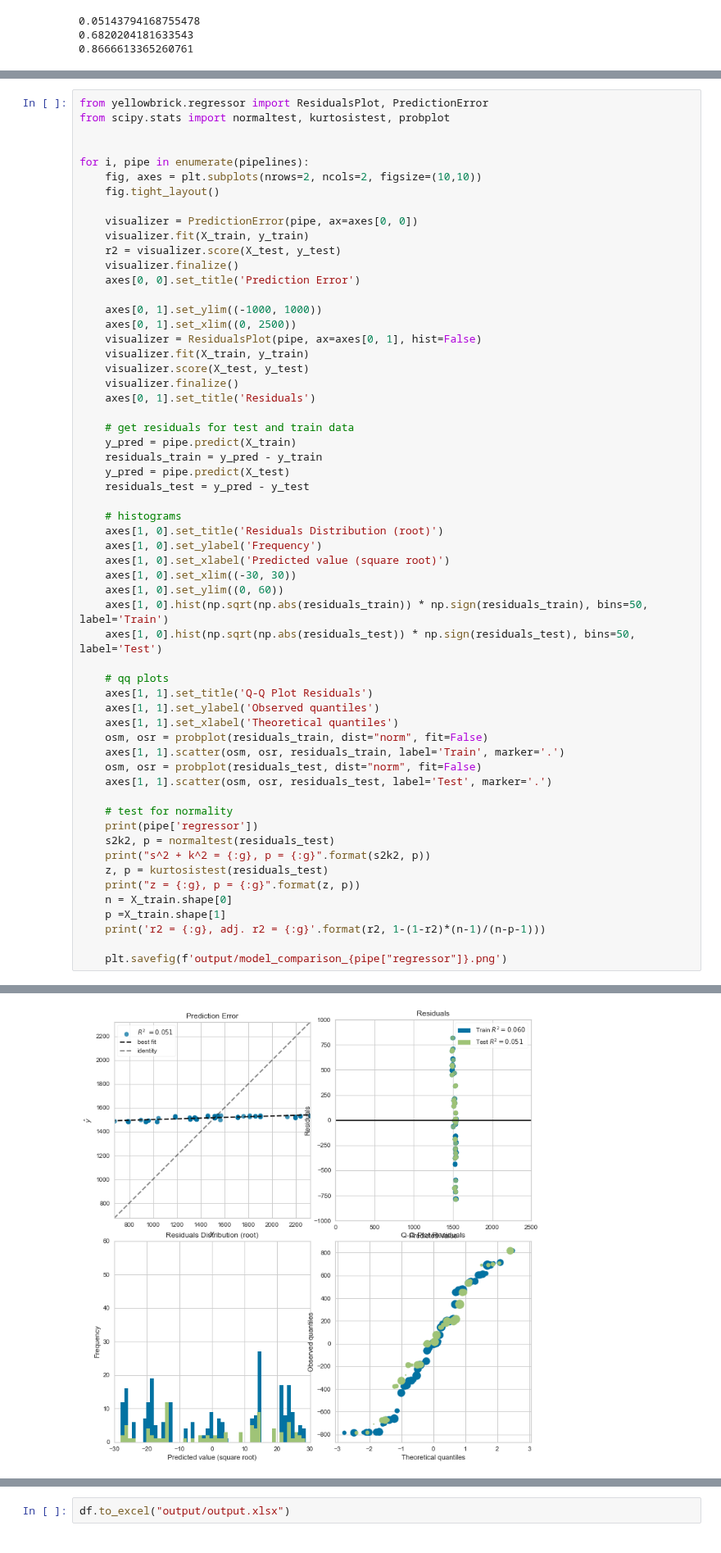
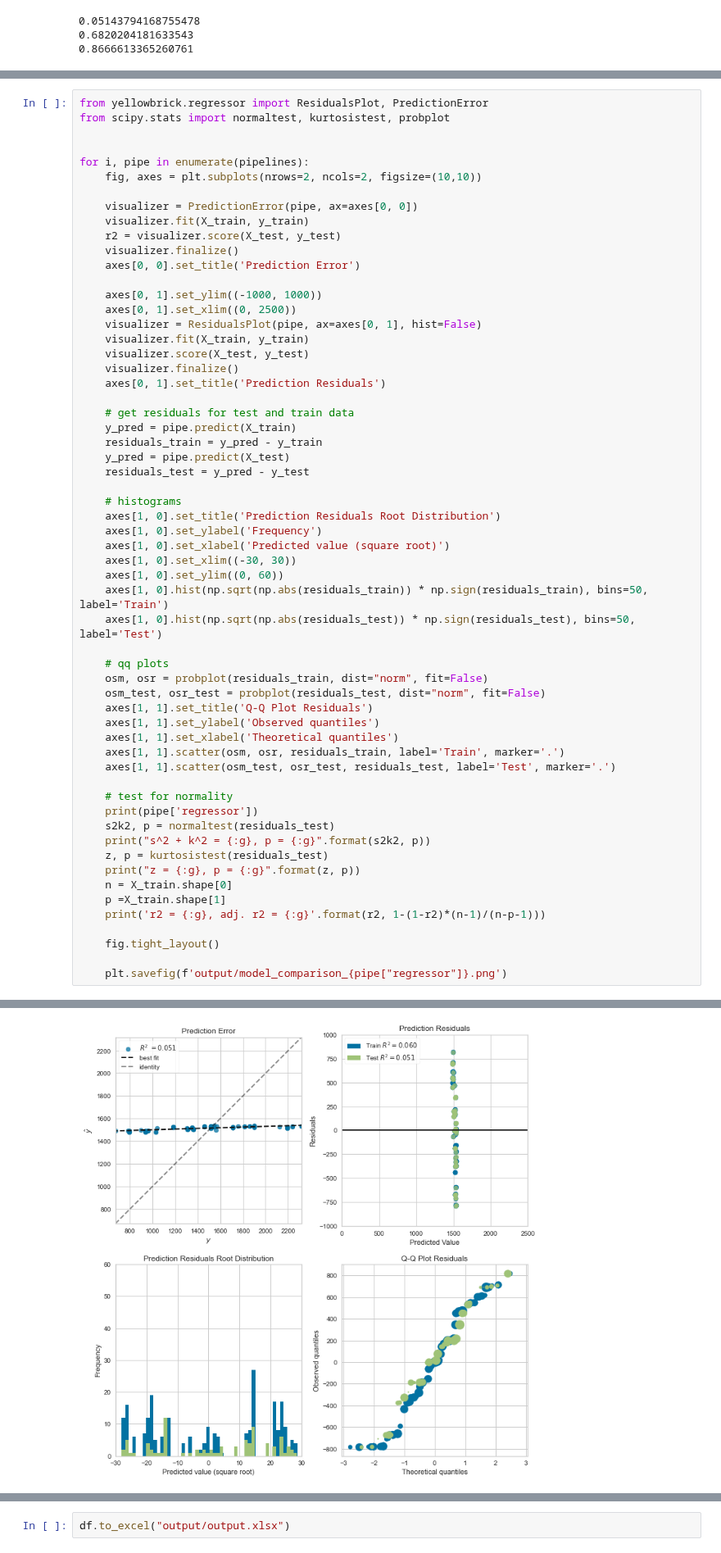
Before and after one commit to thijnalbers/ThesisCode, a Jupyter notebook: Notebook.ipynb, the cells around one changed output, grey strips where cells are left out. Shown at 82% size. Drawn from its saved outputs; the diff is of its cells as text.

Commit message:
tight layout

```diff
--- a/Notebook.ipynb
+++ b/Notebook.ipynb
@@ -384,7 +384,6 @@ from scipy.stats import normaltest, kurtosistest, probplot
 
 for i, pipe in enumerate(pipelines):
     fig, axes = plt.subplots(nrows=2, ncols=2, figsize=(10,10))
-    fig.tight_layout()
 
     visualizer = PredictionError(pipe, ax=axes[0, 0])
     visualizer.fit(X_train, y_train)
@@ -398,7 +397,7 @@ for i, pipe in enumerate(pipelines):
     visualizer.fit(X_train, y_train)
     visualizer.score(X_test, y_test)
     visualizer.finalize()
-    axes[0, 1].set_title('Residuals')
+    axes[0, 1].set_title('Prediction Residuals')
 
     # get residuals for test and train data
     y_pred = pipe.predict(X_train)
@@ -407,7 +406,7 @@ for i, pipe in enumerate(pipelines):
     residuals_test = y_pred - y_test
 
     # histograms
-    axes[1, 0].set_title('Residuals Distribution (root)')
+    axes[1, 0].set_title('Prediction Residuals Root Distribution')
     axes[1, 0].set_ylabel('Frequency')
     axes[1, 0].set_xlabel('Predicted value (square root)')
     axes[1, 0].set_xlim((-30, 30))
@@ -416,36 +415,38 @@ for i, pipe in enumerate(pipelines):
     axes[1, 0].hist(np.sqrt(np.abs(residuals_test)) * np.sign(residuals_test), bins=50, label='Test')
 
     # qq plots
+    osm, osr = probplot(residuals_train, dist="norm", fit=False)
+    osm_test, osr_test = probplot(residuals_test, dist="norm", fit=False)
     axes[1, 1].set_title('Q-Q Plot Residuals')
     axes[1, 1].set_ylabel('Observed quantiles')
     axes[1, 1].set_xlabel('Theoretical quantiles')
-    osm, osr = probplot(residuals_train, dist="norm", fit=False)
     axes[1, 1].scatter(osm, osr, residuals_train, label='Train', marker='.')
-    osm, osr = probplot(residuals_test, dist="norm", fit=False)
-    axes[1, 1].scatter(osm, osr, residuals_test, label='Test', marker='.')
+    axes[1, 1].scatter(osm_test, osr_test, residuals_test, label='Test', marker='.')
 
     # test for normality
     print(pipe['regressor'])
     s2k2, p = normaltest(residuals_test)
     print("s^2 + k^2 = {:g}, p = {:g}".format(s2k2, p))
     z, p = kurtosistest(residuals_test)
     print("z = {:g}, p = {:g}".format(z, p))
     n = X_train.shape[0]
     p =X_train.shape[1]
     print('r2 = {:g}, adj. r2 = {:g}'.format(r2, 1-(1-r2)*(n-1)/(n-p-1)))
 
+    fig.tight_layout()
+
     plt.savefig(f'output/model_comparison_{pipe["regressor"]}.png')
 # %% [output]
 SVR()
 s^2 + k^2 = 0.816062, p = 0.664958
 z = -0.630993, p = 0.528045
 r2 = 0.0514379, adj. r2 = -0.046268
 SVR(kernel='linear')
 s^2 + k^2 = 5.36795, p = 0.068291
 z = 1.54525, p = 0.122285
 r2 = 0.68202, adj. r2 = 0.649267
 RandomForestRegressor(random_state=0)
 s^2 + k^2 = 14.3738, p = 0.000756442
 z = 3.76818, p = 0.000164439
 r2 = 0.866661, adj. r2 = 0.852927
-[figure, old version]
+[figure, new version]
```
Also changed, not shown: parts of 1 cell of this notebook.
